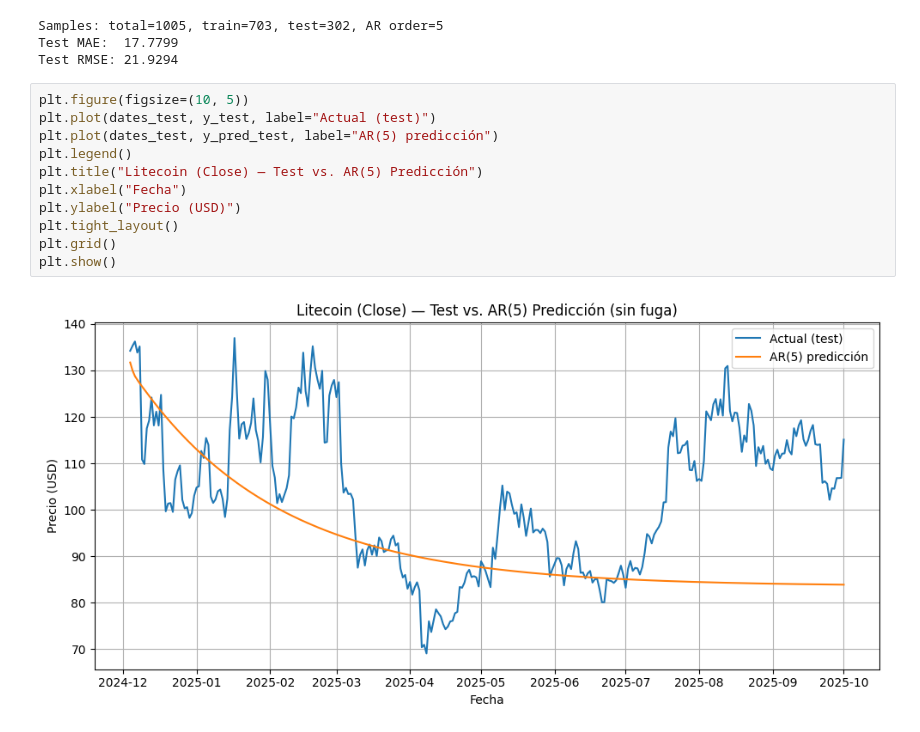
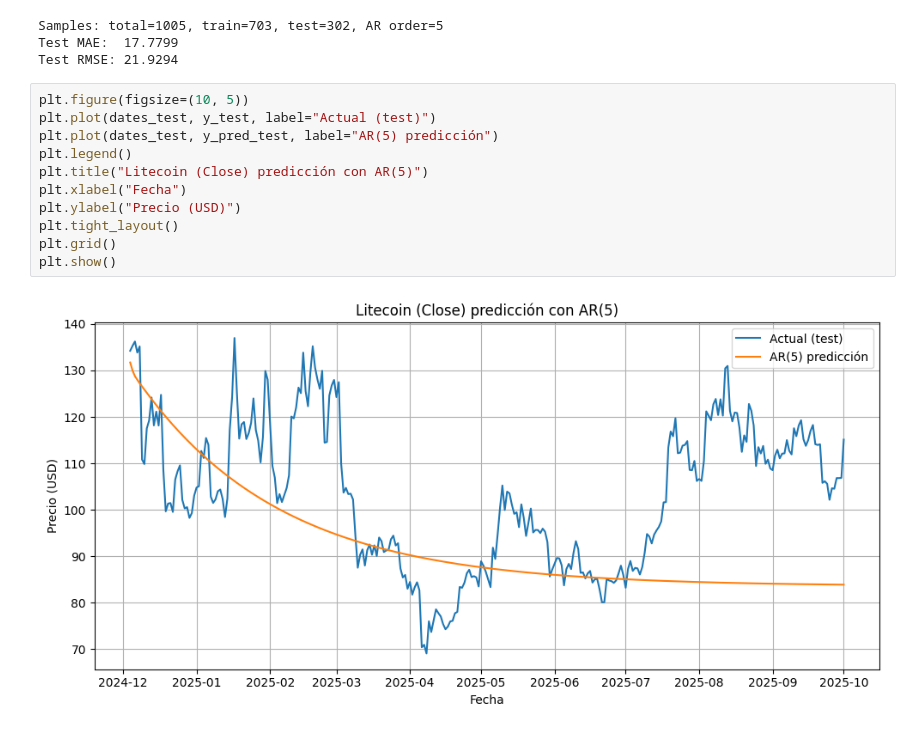
Before and after one commit to Larraguibel/Financial-Analysis, a Jupyter notebook: analysis/Litcoin Price/AR_simple.ipynb, the cells around one changed output. Cells and saved outputs as stored; diff of their text form.

Commit message:
(feat) renaming graph

```diff
--- a/analysis/Litcoin Price/AR_simple.ipynb
+++ b/analysis/Litcoin Price/AR_simple.ipynb
@@ -76,13 +76,13 @@ Test RMSE: 21.9294
 # %%
 plt.figure(figsize=(10, 5))
 plt.plot(dates_test, y_test, label="Actual (test)")
 plt.plot(dates_test, y_pred_test, label="AR(5) predicción")
 plt.legend()
-plt.title("Litecoin (Close) — Test vs. AR(5) Predicción")
+plt.title("Litecoin (Close) predicción con AR(5)")
 plt.xlabel("Fecha")
 plt.ylabel("Precio (USD)")
 plt.tight_layout()
 plt.grid()
 plt.show()
 # %% [output]
-[figure, old version]
+[figure, new version]
```
